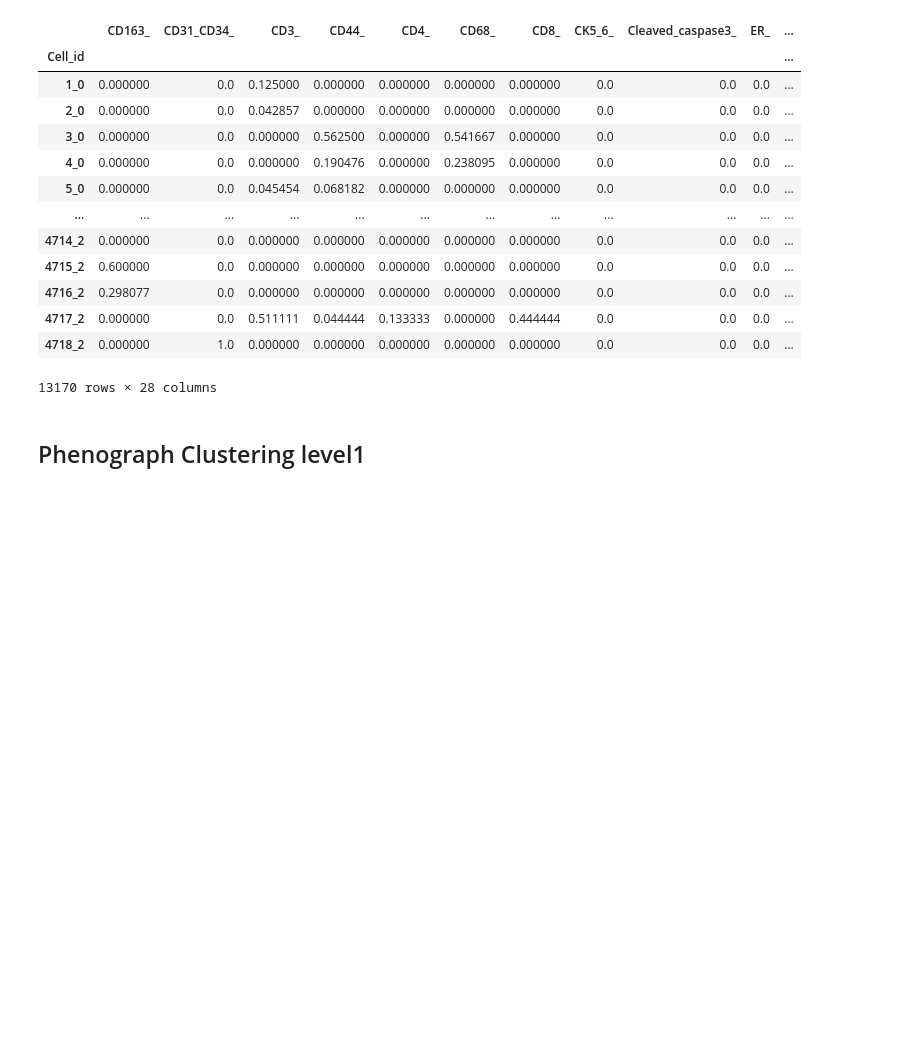
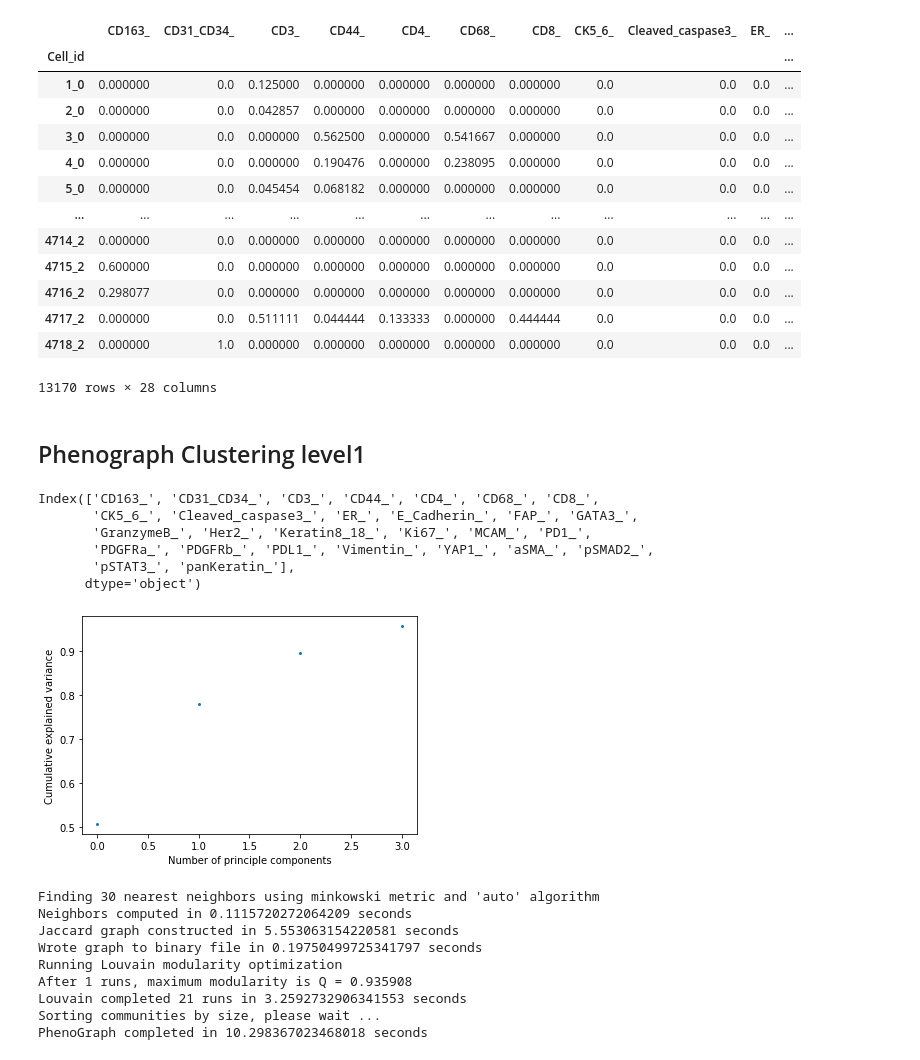
Before and after one commit to PattaWapee/IMCprocess, a Jupyter notebook: notebooks/test_pipeline.ipynb, the cells around one changed output. Saved outputs shown, nothing was run; the diff lists cells and outputs as text; code cells hidden in the pictures; blank space fills up the shorter version.

Commit message:
cluster and plot heatmap

```diff
--- a/notebooks/test_pipeline.ipynb
+++ b/notebooks/test_pipeline.ipynb
@@ -47,4 +44,4 @@ df_ls = add_XY(histocat_csv, Imacyte_csv)
 * Spatial info: X, Y
 # %%
 # input is a list of image dataframes and image ids
-Img_proj = utan.Img_anndata(dfs=df_ls, img_ids=['R2', 'R4','R5'])
+Img_proj = Img_anndata(dfs=df_ls, img_ids=['R2', 'R4','R5'])
@@ -78,3 +88,27 @@ Img_proj.adata.to_df()
 13170 rows × 28 columns
 # %% [markdown]
 ## Phenograph Clustering level1
+# %%
+Img_proj.adata.var_names
+# %% [output]
+Index(['CD163_', 'CD31_CD34_', 'CD3_', 'CD44_', 'CD4_', 'CD68_', 'CD8_',
+       'CK5_6_', 'Cleaved_caspase3_', 'ER_', 'E_Cadherin_', 'FAP_', 'GATA3_',
+       'GranzymeB_', 'Her2_', 'Keratin8_18_', 'Ki67_', 'MCAM_', 'PD1_',
+       'PDGFRa_', 'PDGFRb_', 'PDL1_', 'Vimentin_', 'YAP1_', 'aSMA_', 'pSMAD2_',
+       'pSTAT3_', 'panKeratin_'],
+      dtype='object')
+# %%
+# choose marker for level 1 clustering
+markers1 = ['CD31_CD34_','CD3_','Vimentin_','panKeratin_','CD68_']
+Img_proj.cluster_phenograph(Img_proj.adata,markers1, name_level = 'level1')
+# %% [output]
+[figure, added]
+Finding 30 nearest neighbors using minkowski metric and 'auto' algorithm
+Neighbors computed in 0.1115720272064209 seconds
+Jaccard graph constructed in 5.553063154220581 seconds
+Wrote graph to binary file in 0.19750499725341797 seconds
+Running Louvain modularity optimization
+After 1 runs, maximum modularity is Q = 0.935908
+Louvain completed 21 runs in 3.2592732906341553 seconds
+Sorting communities by size, please wait ...
+PhenoGraph completed in 10.298367023468018 seconds
```
Also changed, not shown: parts of 8 cells of this notebook, 6 other files.
